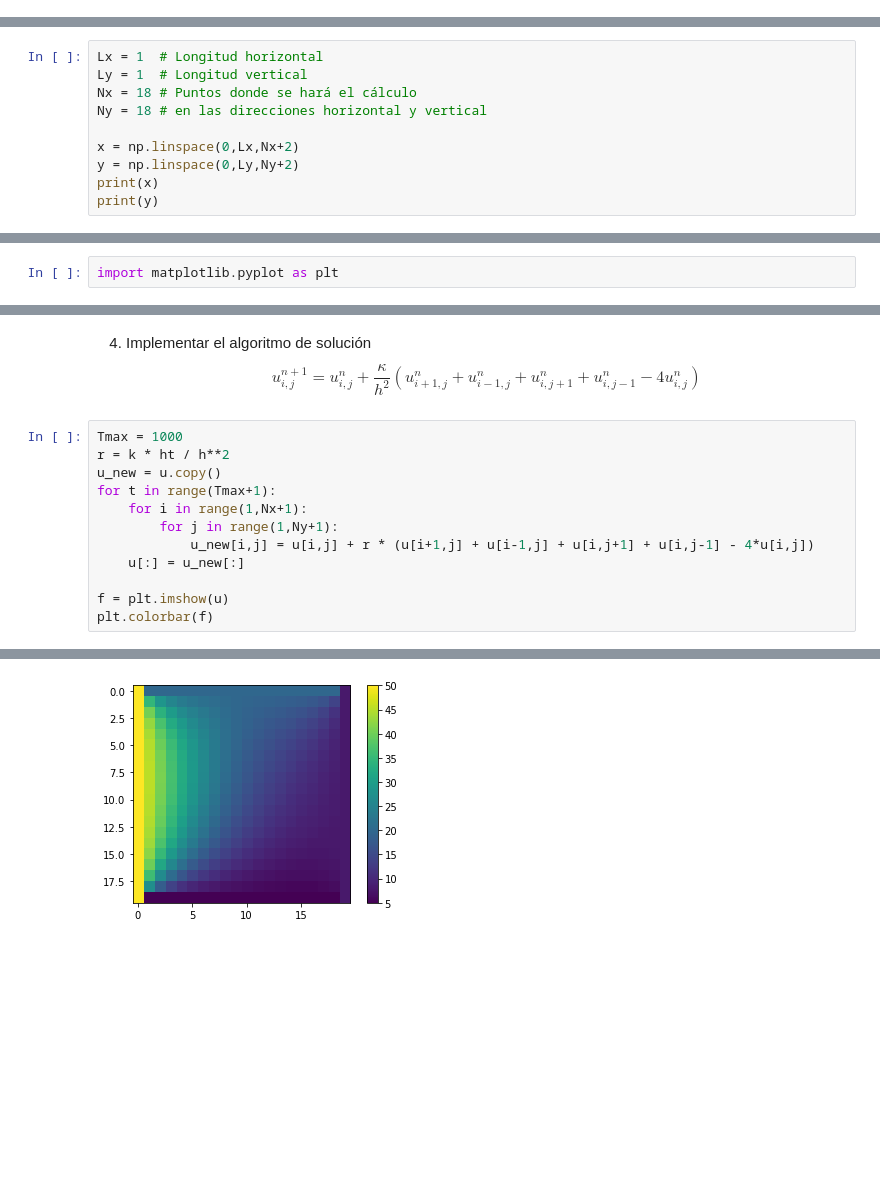
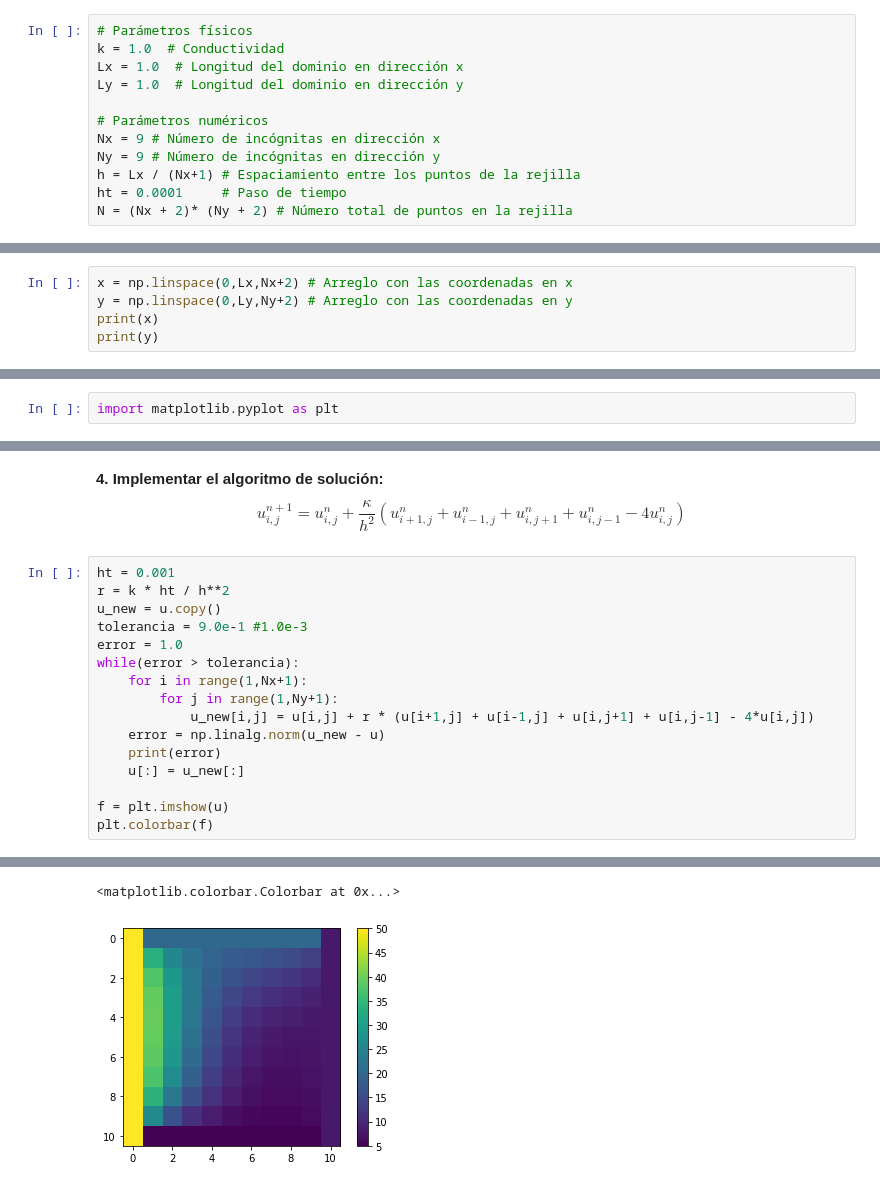
Before and after one commit to luiggix/Python_cero_a_experto, a Jupyter notebook: 04_ComputoCientifico.ipynb, the cells around one changed output, grey strips where cells are left out. Drawn from its saved outputs; the diff is of its cells as text; blank space fills up the shorter version.

```diff
--- a/04_ComputoCientifico.ipynb
+++ b/04_ComputoCientifico.ipynb
@@ -54,2 +59,14 @@ Los pasos a seguir son los siguientes.
 # %%
 import numpy as np
+# %%
+# Parámetros físicos
+k = 1.0  # Conductividad
+Lx = 1.0  # Longitud del dominio en dirección x
+Ly = 1.0  # Longitud del dominio en dirección y
+
+# Parámetros numéricos
+Nx = 9 # Número de incógnitas en dirección x
+Ny = 9 # Número de incógnitas en dirección y
+h = Lx / (Nx+1) # Espaciamiento entre los puntos de la rejilla
+ht = 0.0001     # Paso de tiempo
+N = (Nx + 2)* (Ny + 2) # Número total de puntos en la rejilla
@@ -56,11 +75,6 @@ import numpy as np
 # %%
-Lx = 1  # Longitud horizontal
-Ly = 1  # Longitud vertical
-Nx = 18 # Puntos donde se hará el cálculo
-Ny = 18 # en las direcciones horizontal y vertical
-
-x = np.linspace(0,Lx,Nx+2)
-y = np.linspace(0,Ly,Ny+2)
+x = np.linspace(0,Lx,Nx+2) # Arreglo con las coordenadas en x
+y = np.linspace(0,Ly,Ny+2) # Arreglo con las coordenadas en y
 print(x)
 print(y)
 # %% [output]
@@ -208,17 +158,21 @@ plt.colorbar(f)
 # %% [markdown]
-4. Implementar el algoritmo de solución
+**4. Implementar el algoritmo de solución:**
 $$
 u_{i,j}^{n+1} = u_{i,j}^n + \dfrac{\kappa}{h^2}
 \left(u_{i+1,j}^n + u_{i-1,j}^n + u_{i,j+1}^n + u_{i,j-1}^n - 4u_{i,j}^n\right)
 $$
 # %%
-Tmax = 1000
+ht = 0.001
 r = k * ht / h**2
 u_new = u.copy()
-for t in range(Tmax+1):
+tolerancia = 9.0e-1 #1.0e-3
+error = 1.0
+while(error > tolerancia):
     for i in range(1,Nx+1):
         for j in range(1,Ny+1):
             u_new[i,j] = u[i,j] + r * (u[i+1,j] + u[i-1,j] + u[i,j+1] + u[i,j-1] - 4*u[i,j])
+    error = np.linalg.norm(u_new - u)
+    print(error)
     u[:] = u_new[:]
 
 f = plt.imshow(u)
@@ -228 +198,2 @@ plt.colorbar(f)
+<matplotlib.colorbar.Colorbar at 0x...>
-[figure, old version]
+[figure, new version]
```
Also changed, not shown: parts of 41 cells of this notebook, 1 other file.
